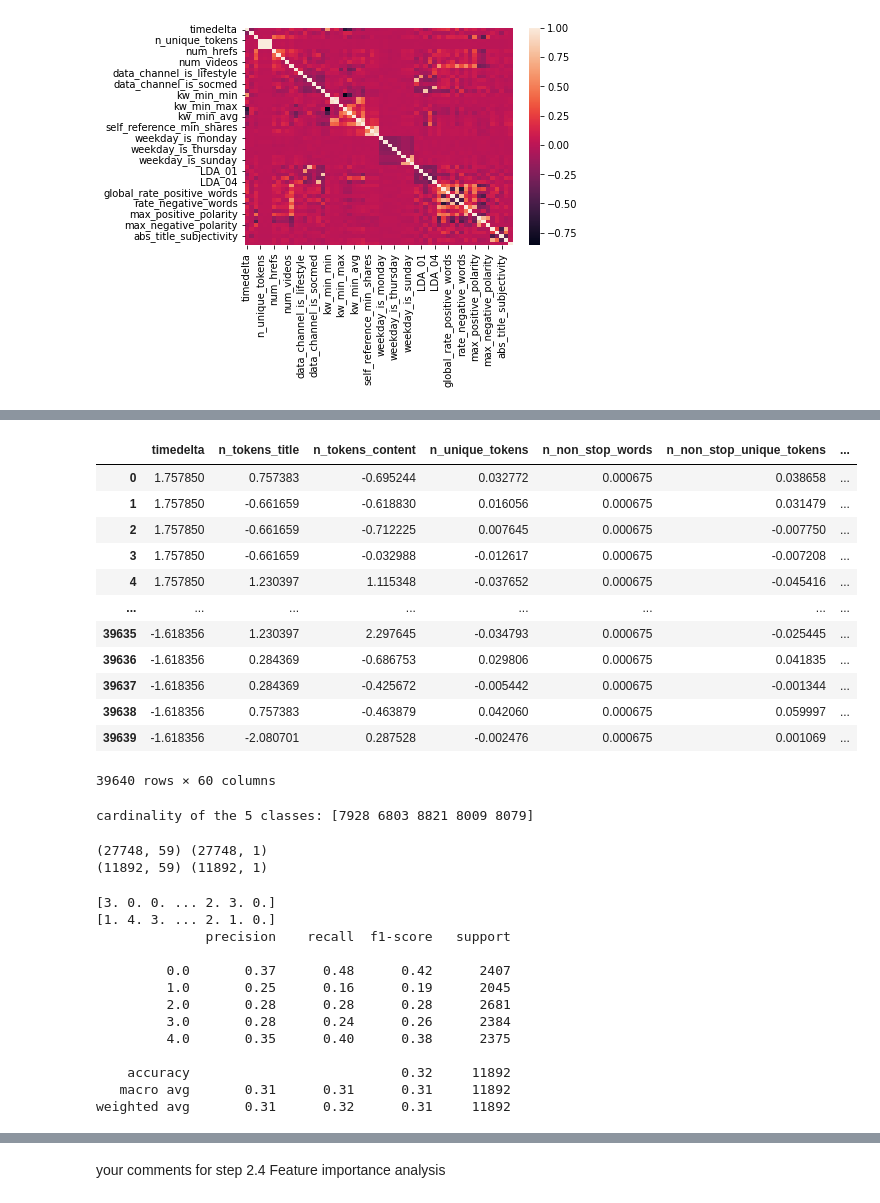
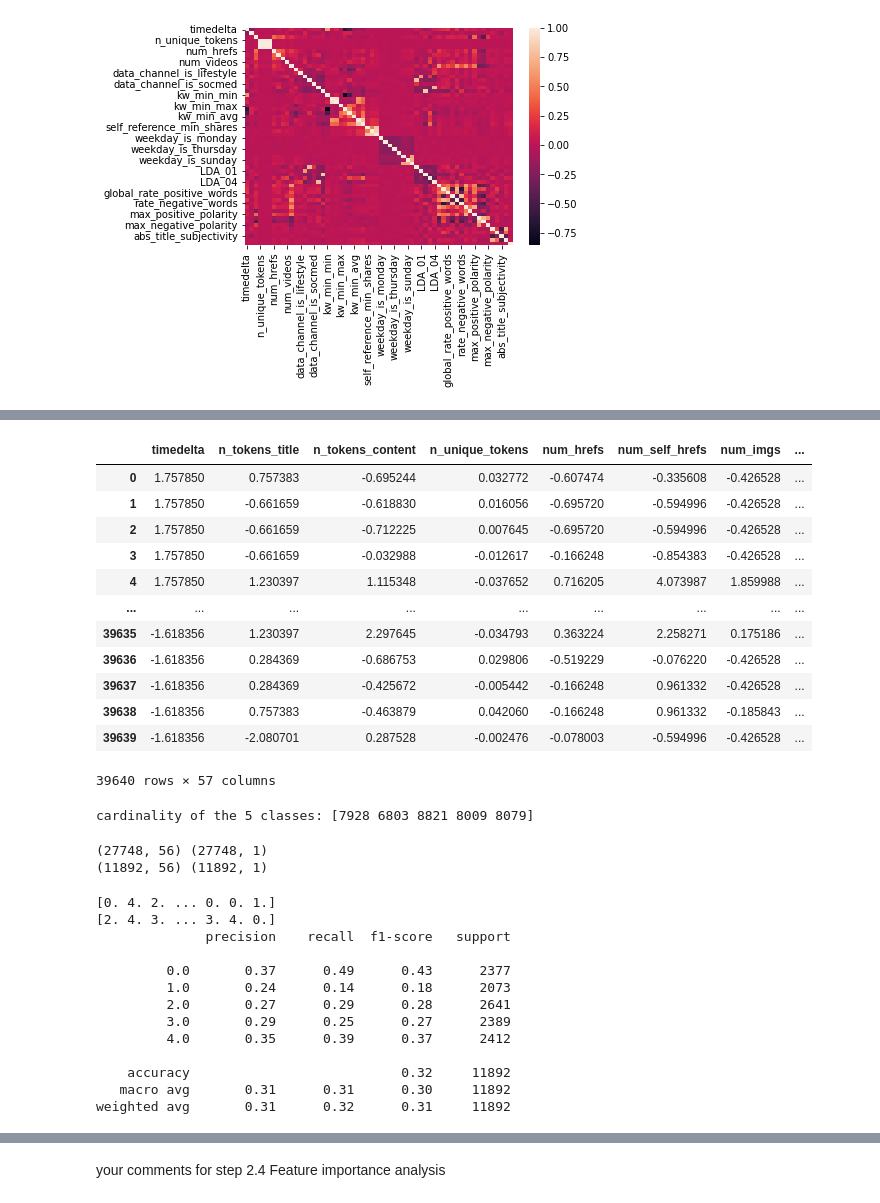
Before and after one commit to SofiaTorchia/ML-challenge, a Jupyter notebook: ML_Challenge_21-22.ipynb, the cells around one changed output, grey strips where cells are left out. Drawn from its saved outputs; the diff is of its cells as text; code cells hidden in the pictures.

```diff
--- a/ML_Challenge_21-22.ipynb
+++ b/ML_Challenge_21-22.ipynb
@@ -259,2 +260,9 @@ ax = sn.heatmap(correlation_matrix)
 # %% [output]
 [figure]
+# %%
+for col in data.columns:
+    cm.loc[col,col]=-1
+s = cm[cm>0.9].any()
+i = s[s == True].index
+sn.heatmap(data[i].corr(),annot=True)
+correlated_features = ['n_non_stop_unique_tokens','n_non_stop_words','kw_avg_min']
@@ -261,20 +271,24 @@ ax = sn.heatmap(correlation_matrix)
+# %%
+data.drop(columns=correlated_features,inplace=True)
 # %%
-# normalize data before appying SVMs
+# scale data
+
 from sklearn import preprocessing
-data_scaled = pd.DataFrame(preprocessing.scale(data),columns = data.columns)
+scaler = preprocessing.StandardScaler()
+data_scaled = pd.DataFrame(scaler.fit_transform(data),columns = data.columns)
 data_scaled
 # %% [output]
-|  | timedelta | n_tokens_title | n_tokens_content | n_unique_tokens | n_non_stop_words | n_non_stop_unique_tokens | ... |
-| 0 | 1.757850 | 0.757383 | -0.695244 | 0.032772 | 0.000675 | 0.038658 | ... |
-| 1 | 1.757850 | -0.661659 | -0.618830 | 0.016056 | 0.000675 | 0.031479 | ... |
-| 2 | 1.757850 | -0.661659 | -0.712225 | 0.007645 | 0.000675 | -0.007750 | ... |
-| 3 | 1.757850 | -0.661659 | -0.032988 | -0.012617 | 0.000675 | -0.007208 | ... |
-| 4 | 1.757850 | 1.230397 | 1.115348 | -0.037652 | 0.000675 | -0.045416 | ... |
-| ... | ... | ... | ... | ... | ... | ... | ... |
-| 39635 | -1.618356 | 1.230397 | 2.297645 | -0.034793 | 0.000675 | -0.025445 | ... |
-| 39636 | -1.618356 | 0.284369 | -0.686753 | 0.029806 | 0.000675 | 0.041835 | ... |
-| 39637 | -1.618356 | 0.284369 | -0.425672 | -0.005442 | 0.000675 | -0.001344 | ... |
-| 39638 | -1.618356 | 0.757383 | -0.463879 | 0.042060 | 0.000675 | 0.059997 | ... |
-| 39639 | -1.618356 | -2.080701 | 0.287528 | -0.002476 | 0.000675 | 0.001069 | ... |
+|  | timedelta | n_tokens_title | n_tokens_content | n_unique_tokens | num_hrefs | num_self_hrefs | num_imgs | ... |
+| 0 | 1.757850 | 0.757383 | -0.695244 | 0.032772 | -0.607474 | -0.335608 | -0.426528 | ... |
+| 1 | 1.757850 | -0.661659 | -0.618830 | 0.016056 | -0.695720 | -0.594996 | -0.426528 | ... |
+| 2 | 1.757850 | -0.661659 | -0.712225 | 0.007645 | -0.695720 | -0.594996 | -0.426528 | ... |
+| 3 | 1.757850 | -0.661659 | -0.032988 | -0.012617 | -0.166248 | -0.854383 | -0.426528 | ... |
+| 4 | 1.757850 | 1.230397 | 1.115348 | -0.037652 | 0.716205 | 4.073987 | 1.859988 | ... |
+| ... | ... | ... | ... | ... | ... | ... | ... | ... |
+| 39635 | -1.618356 | 1.230397 | 2.297645 | -0.034793 | 0.363224 | 2.258271 | 0.175186 | ... |
+| 39636 | -1.618356 | 0.284369 | -0.686753 | 0.029806 | -0.519229 | -0.076220 | -0.426528 | ... |
+| 39637 | -1.618356 | 0.284369 | -0.425672 | -0.005442 | -0.166248 | 0.961332 | -0.426528 | ... |
+| 39638 | -1.618356 | 0.757383 | -0.463879 | 0.042060 | -0.166248 | 0.961332 | -0.185843 | ... |
+| 39639 | -1.618356 | -2.080701 | 0.287528 | -0.002476 | -0.078003 | -0.594996 | -0.426528 | ... |
-39640 rows × 60 columns
+39640 rows × 57 columns
 # %%
@@ -290,7 +305,7 @@ print(f'cardinality of the 5 classes: {c}')
 # %% [output]
 cardinality of the 5 classes: [7928 6803 8821 8009 8079]
 # %%
-# creo training e testing set.
+# creo training e testing set per feature importance
 
 from sklearn.model_selection import train_test_split
 from sklearn import datasets
@@ -300,14 +315,11 @@ X_train, X_test, y_train, y_test = train_test_split(data.iloc[:,0:col_num-1], y_
 print(X_train.shape, y_train.shape)
 print(X_test.shape, y_test.shape)
 # %% [output]
-(27748, 59) (27748, 1)
-(11892, 59) (11892, 1)
+(27748, 56) (27748, 1)
+(11892, 56) (11892, 1)
 # %%
 from sklearn.ensemble import RandomForestClassifier
 from sklearn.metrics import classification_report
-from sklearn.metrics import confusion_matrix
-from sklearn.metrics import mean_absolute_error
-from sklearn.metrics import mean_squared_error
 
 clf = RandomForestClassifier(n_estimators=50)
 clf.fit(X_train,y_train.ravel())
@@ -317,18 +329,18 @@ print(y_test.ravel())
 
 print(classification_report(y_test, y_pred))
 # %% [output]
-[3. 0. 0. ... 2. 3. 0.]
-[1. 4. 3. ... 2. 1. 0.]
+[0. 4. 2. ... 0. 0. 1.]
+[2. 4. 3. ... 3. 4. 0.]
               precision    recall  f1-score   support
 
-         0.0       0.37      0.48      0.42      2407
-         1.0       0.25      0.16      0.19      2045
-         2.0       0.28      0.28      0.28      2681
-         3.0       0.28      0.24      0.26      2384
-         4.0       0.35      0.40      0.38      2375
+         0.0       0.37      0.49      0.43      2377
+         1.0       0.24      0.14      0.18      2073
+         2.0       0.27      0.29      0.28      2641
+         3.0       0.29      0.25      0.27      2389
+         4.0       0.35      0.39      0.37      2412
 
     accuracy                           0.32     11892
-   macro avg       0.31      0.31      0.31     11892
+   macro avg       0.31      0.31      0.30     11892
 weighted avg       0.31      0.32      0.31     11892
 # %%
 clf.feature_importances_
```
Also changed, not shown: parts of 15 cells of this notebook.
